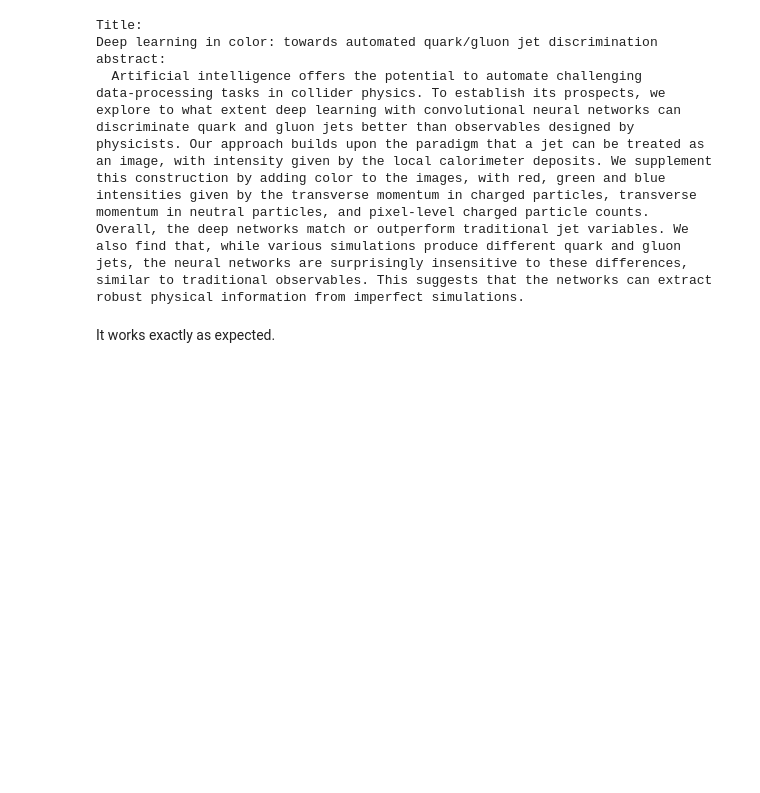
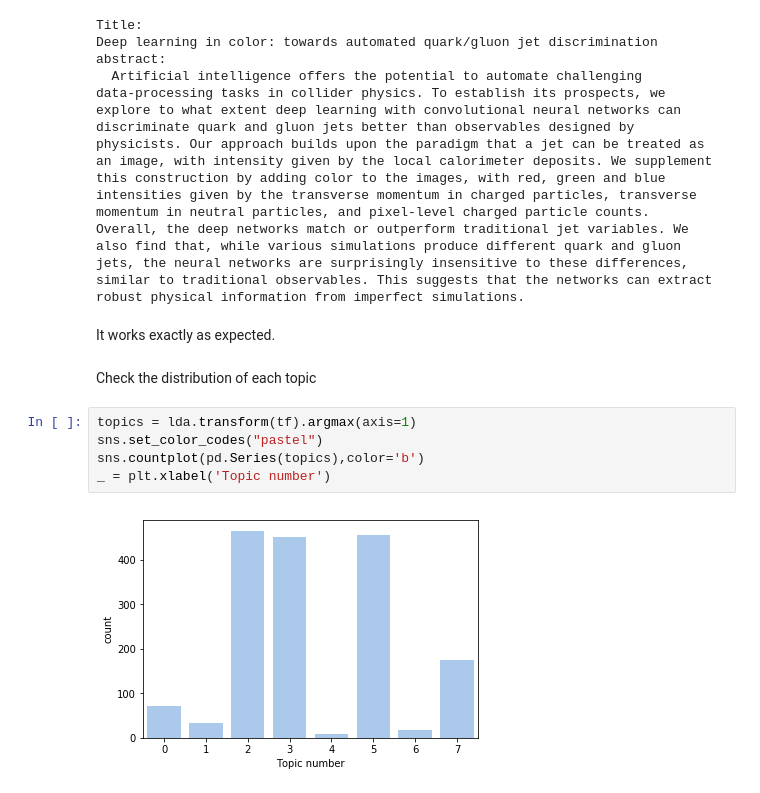
Before and after one commit to zengjk/pyaxv, a Jupyter notebook: arXiv_data_analysis.ipynb, the cells around one changed output. Drawn from its saved outputs; the diff is of its cells as text; blank space fills up the shorter version.

```diff
--- a/arXiv_data_analysis.ipynb
+++ b/arXiv_data_analysis.ipynb
@@ -276,3 +278,12 @@ similar to traditional observables. This suggests that the networks can extract
 robust physical information from imperfect simulations.
 # %% [markdown]
 It works exactly as expected.
+# %% [markdown]
+Check the distribution of each topic
+# %%
+topics = lda.transform(tf).argmax(axis=1)
+sns.set_color_codes("pastel")
+sns.countplot(pd.Series(topics),color='b')
+_ = plt.xlabel('Topic number')
+# %% [output]
+[figure, added]
```
Also changed, not shown: parts of 9 cells of this notebook.
